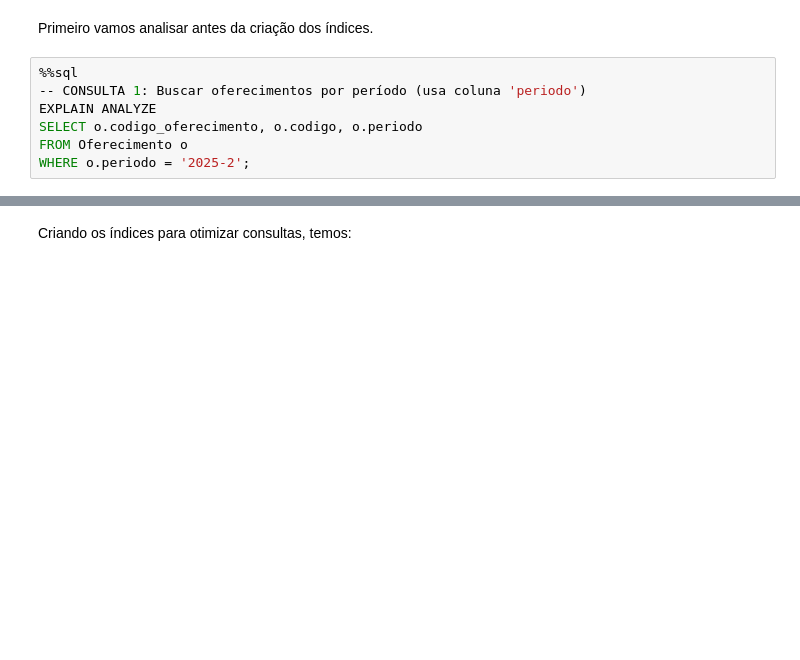
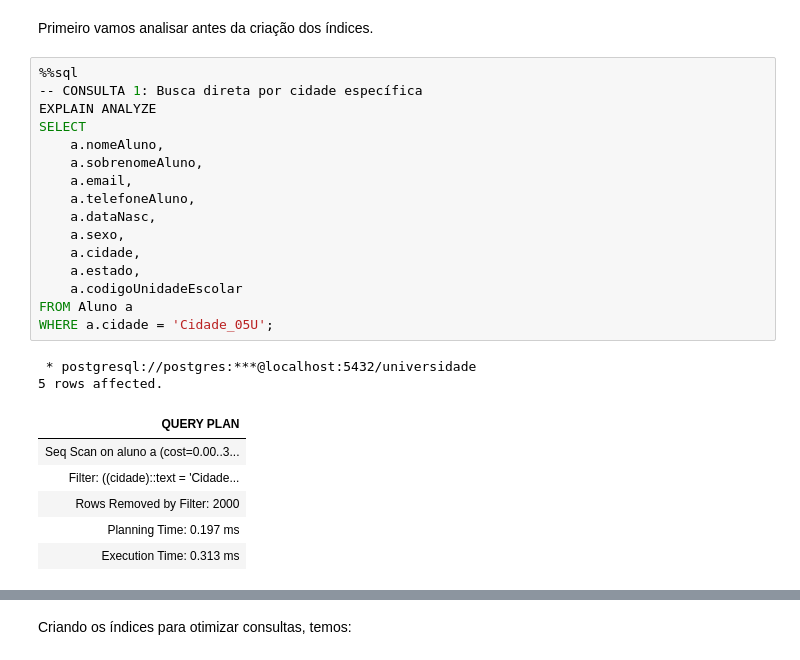
Before and after one commit to EnzoTM/TrabalhoFinalBD, a Jupyter notebook: trabalho_final_bd.ipynb, the cells around one changed output, grey strips where cells are left out. Saved outputs shown, nothing was run; the diff lists cells and outputs as text; blank space fills up the shorter version.

```diff
--- a/trabalho_final_bd.ipynb
+++ b/trabalho_final_bd.ipynb
@@ -390,10 +351,28 @@ Adicionem aqui os SQL para criar índices e analisar planos com EXPLAIN.
 Primeiro vamos analisar antes da criação dos índices.
 # %%
 %%sql
--- CONSULTA 1: Buscar oferecimentos por período (usa coluna 'periodo')
+-- CONSULTA 1: Busca direta por cidade específica
 EXPLAIN ANALYZE
-SELECT o.codigo_oferecimento, o.codigo, o.periodo
-FROM Oferecimento o
-WHERE o.periodo = '2025-2';
+SELECT
+    a.nomeAluno,
+    a.sobrenomeAluno,
+    a.email,
+    a.telefoneAluno,
+    a.dataNasc,
+    a.sexo,
+    a.cidade,
+    a.estado,
+    a.codigoUnidadeEscolar
+FROM Aluno a
+WHERE a.cidade = 'Cidade_05U';
+# %% [output]
+ * postgresql://postgres:***@localhost:5432/universidade
+5 rows affected.
+| QUERY PLAN |
+| Seq Scan on aluno a (cost=0.00..3... |
+| Filter: ((cidade)::text = 'Cidade... |
+| Rows Removed by Filter: 2000 |
+| Planning Time: 0.197 ms |
+| Execution Time: 0.313 ms |
 # %%
 %%sql
```
Also changed, not shown: parts of 14 cells of this notebook.
